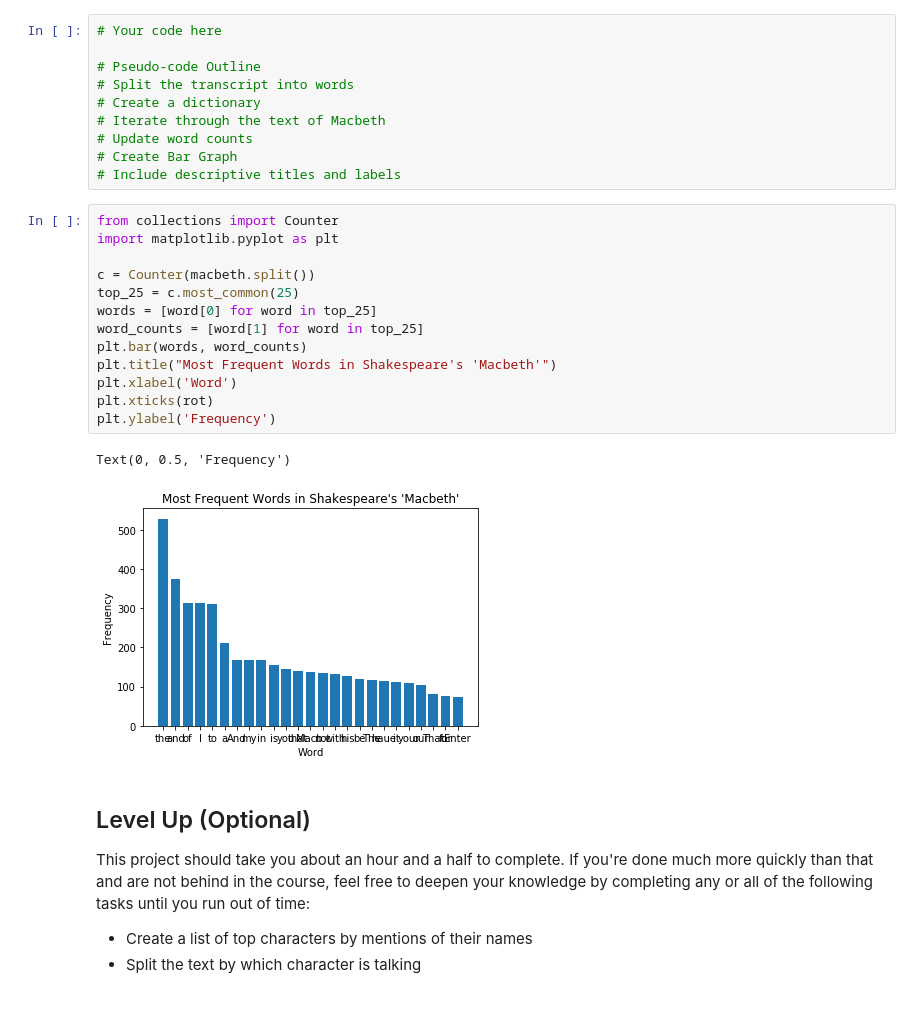
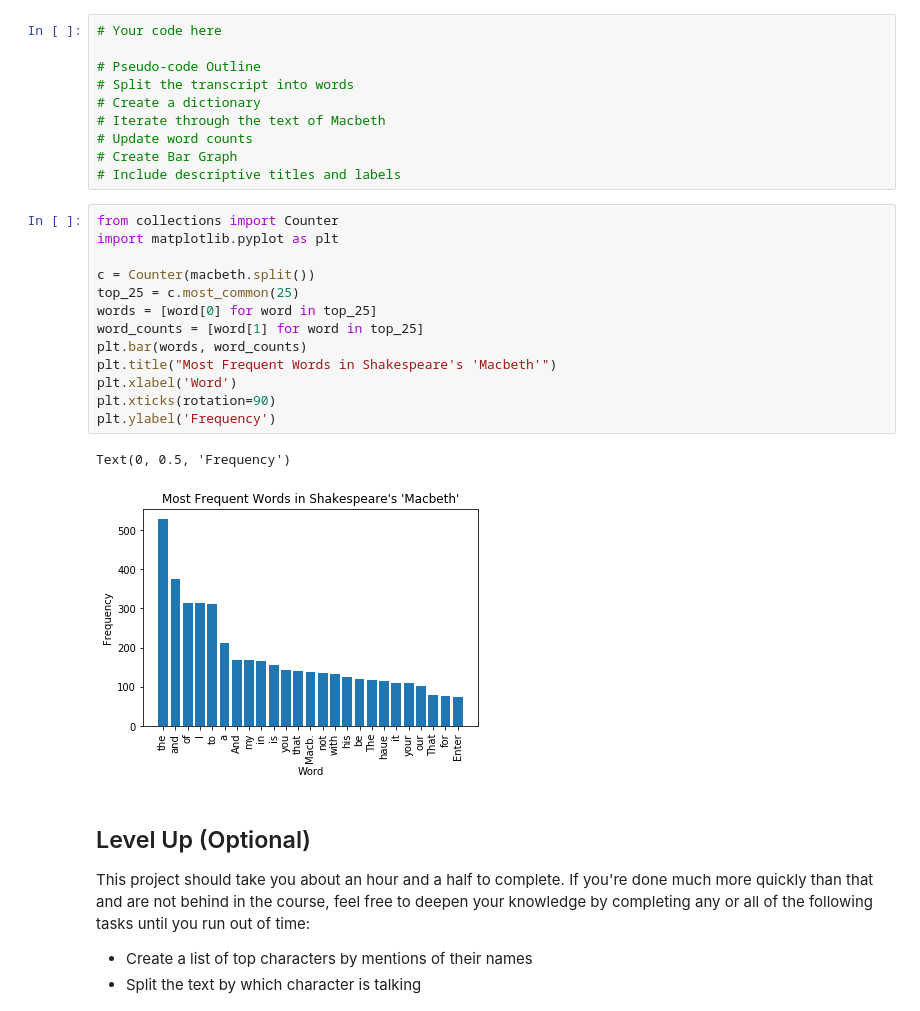
Before and after one commit to UpwardTrajectory/analyzing-macbeth-project-seattle-ds-career-040119, a Jupyter notebook: index.ipynb, the cells around one changed output. Drawn from its saved outputs; the diff is of its cells as text.

```diff
--- a/index.ipynb
+++ b/index.ipynb
@@ -3341,19 +3341,19 @@ A common python programming pattern to counting objects, produce histograms, or
 # %%
 from collections import Counter
 import matplotlib.pyplot as plt
 
 c = Counter(macbeth.split())
 top_25 = c.most_common(25)
 words = [word[0] for word in top_25]
 word_counts = [word[1] for word in top_25]
 plt.bar(words, word_counts)
 plt.title("Most Frequent Words in Shakespeare's 'Macbeth'")
 plt.xlabel('Word')
-plt.xticks(rot)
+plt.xticks(rotation=90)
 plt.ylabel('Frequency')
 # %% [output]
 Text(0, 0.5, 'Frequency')
-[figure, old version]
+[figure, new version]
 # %% [markdown]
 ## Level Up (Optional)
 This project should take you about an hour and a half to complete. If you're done much more quickly than that and are not behind in the course, feel free to deepen your knowledge by completing any or all of the following tasks until you run out of time:
```
